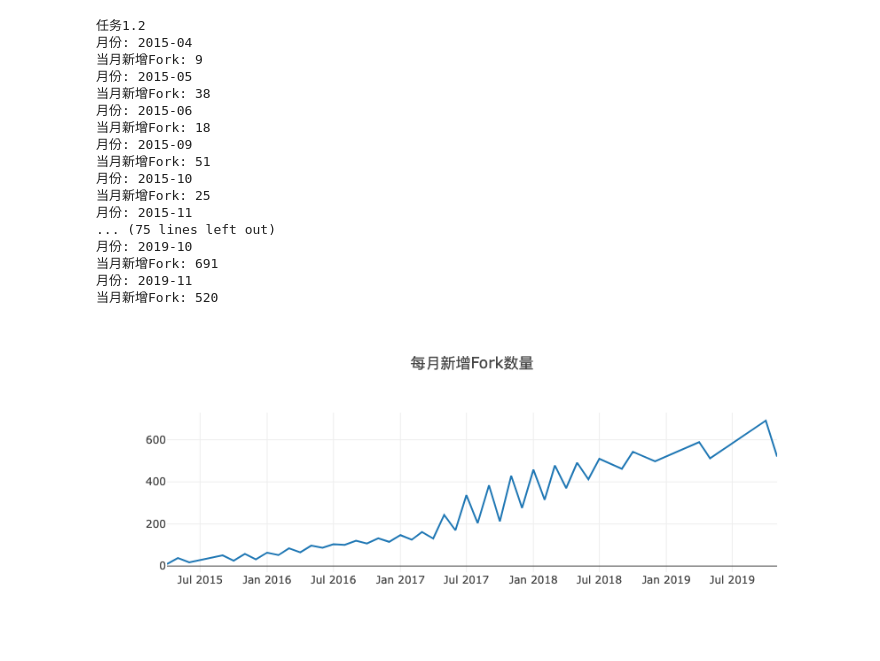
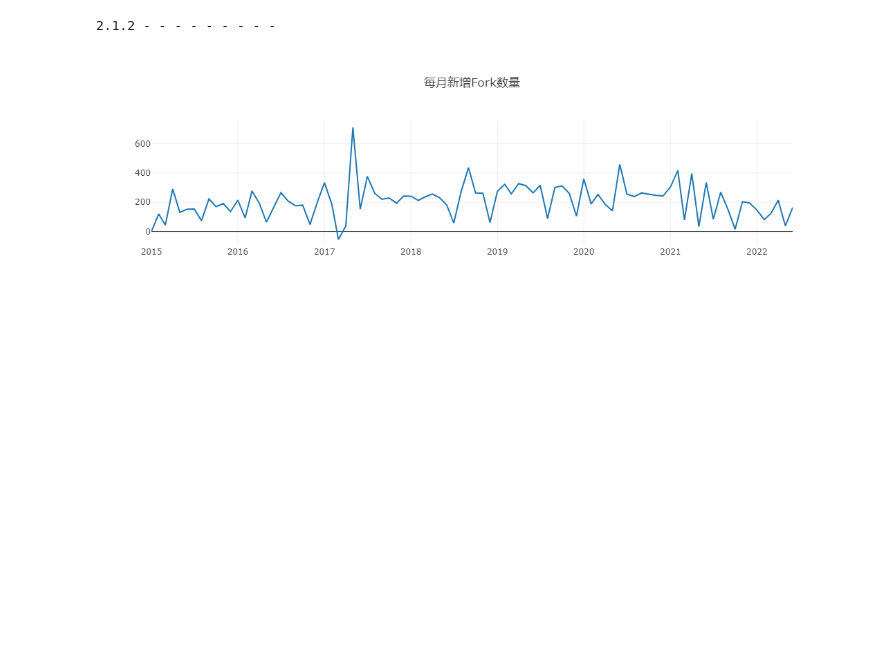
Before and after one commit to X-lab2017/OSSDevGov2022, a Jupyter notebook: Final/206-elasticsearch/elasticsearch.ipynb, the cells around one changed output. Saved outputs shown, nothing was run; the diff lists cells and outputs as text; code cells hidden in the pictures; blank space fills up the shorter version.

```diff
--- a/Final/206-elasticsearch/elasticsearch.ipynb
+++ b/Final/206-elasticsearch/elasticsearch.ipynb
@@ -70,8 +55,8 @@ Promise.all(
 # %%
 var startYear = 2015,
-  endYear = 2021;
+  endYear = 2022;
 var years = [];
-var repo_id = 23141830;
+var repo_id = 507775;
 var query = openDigger.driver.clickhouse.query;
 for (var y = startYear; y <= endYear; y++) years.push(y);
 console.log('2.1.2 - - - - - - - - - ');
@@ -79,58 +64,43 @@ Promise.all(
   years.map((year) => {
     return query(`
     select created_at, repo_forks_count
-    from github_log.year${year}
-    where repo_id=${repo_id} and type = 'PullRequestEvent'
+    from github_log.events
+    where toYear(created_at)=${year} and repo_id=${repo_id} and type = 'PullRequestEvent'
     `);
   })
 ).then((data) => {
   const tmp = {};
   for (let i = 0; i < data.length; i++) {
     for (let j = 0; j < data[i].length; j++) {
       tmp[data[i][j].created_at.slice(0, 7)] = Number(
         data[i][j].repo_forks_count
       );
     }
   }
   const ordered = Object.fromEntries(Object.entries(tmp).sort());
   let timeArray = [];
   let countArray = [];
   for (const key in ordered) {
     timeArray.push(key);
     countArray.push(ordered[key]);
   }
-  for (let i = 1; i < countArray.length; i++) {
+  for (let i = countArray.length - 1; i >= 1; i--) {
     countArray[i] -= countArray[i - 1];
   }
-  for (let i = 0; i < timeArray.length; i++) {
-    console.log("月份: " + timeArray[i]);
-    console.log("当月新增Fork: " + countArray[i]);
-  }
+  countArray[0] = 0
+  // for (let i = 0; i < timeArray.length; i++) {
+  //   console.log("月份: " + timeArray[i]);
+  //   console.log("当月新增Fork: " + countArray[i]);
+  // }
   var data = [
     {
       x: timeArray,
       y: countArray,
       type: "scatter",
     },
   ];
   openDigger.render.plotly(data, { title: "每月新增Fork数量" });
 });
 # %% [output]
-任务1.2
-月份: 2015-04
-当月新增Fork: 9
-月份: 2015-05
-当月新增Fork: 38
-月份: 2015-06
-当月新增Fork: 18
-月份: 2015-09
-当月新增Fork: 51
-月份: 2015-10
-当月新增Fork: 25
-月份: 2015-11
-... (75 lines left out)
-月份: 2019-10
-当月新增Fork: 691
-月份: 2019-11
-当月新增Fork: 520
+2.1.2 - - - - - - - - -
-[figure, old version]
+[figure, new version]
```
Also changed, not shown: parts of 15 cells of this notebook.
